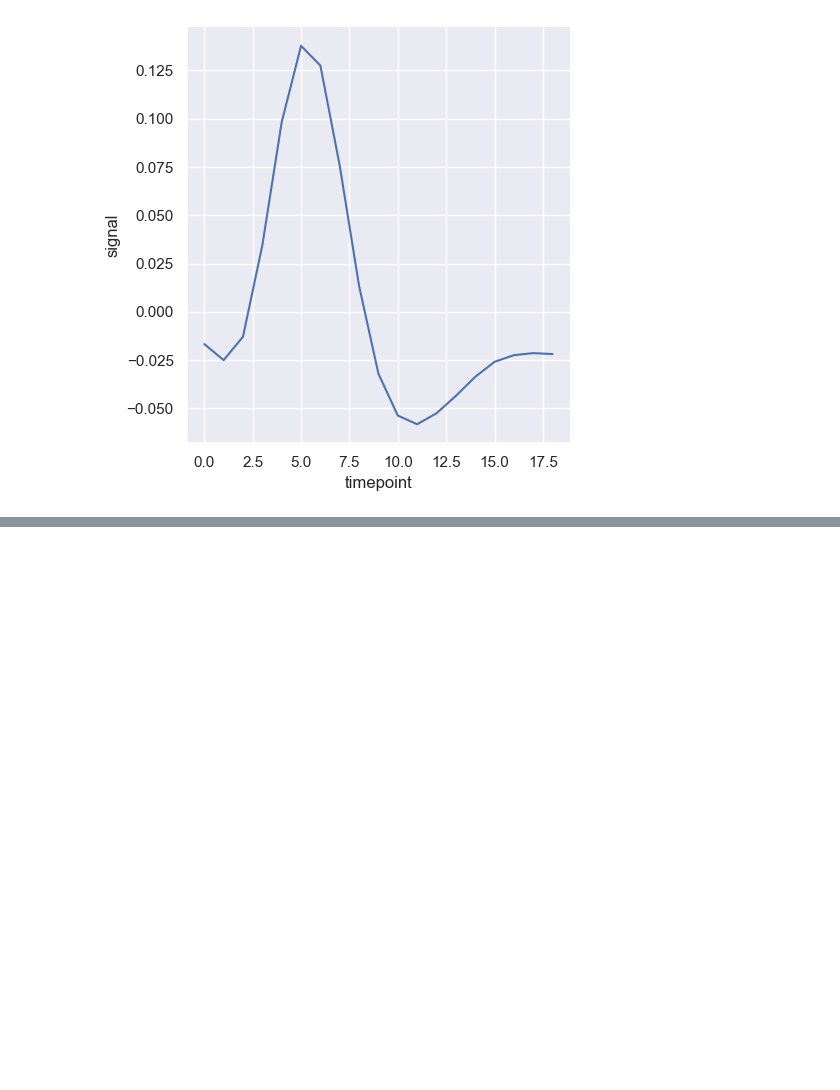
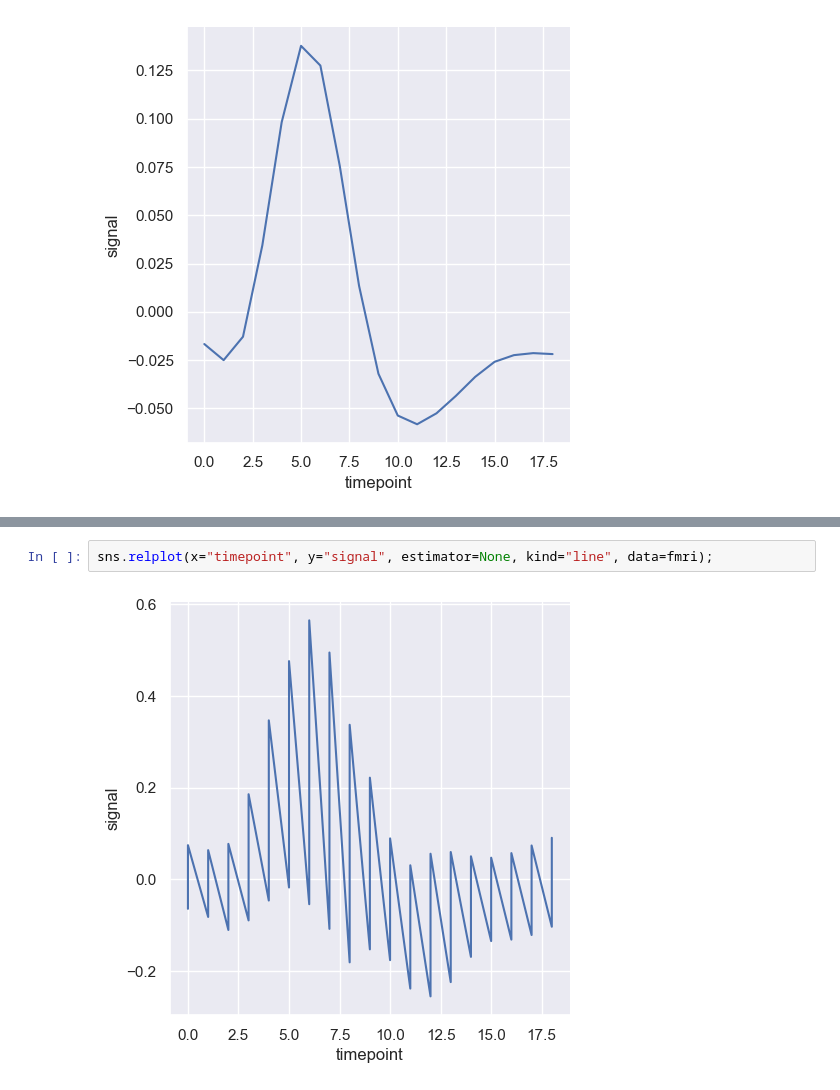
Before and after one commit to adasarpan404/refactored-octo-bassoon, a Jupyter notebook: Seaborn.ipynb, the cells around one changed output, grey strips where cells are left out. Saved outputs shown, nothing was run; the diff lists cells and outputs as text; blank space fills up the shorter version.

```diff
--- a/Seaborn.ipynb
+++ b/Seaborn.ipynb
@@ -71,0 +76,4 @@ sns.relplot(x="timepoint", y="signal", ci=None, kind="line", data=fmri);
+# %%
+sns.relplot(x="timepoint", y="signal", estimator=None, kind="line", data=fmri);
+# %% [output]
+[figure, added]
```
Also changed, not shown: parts of 2 cells of this notebook.
